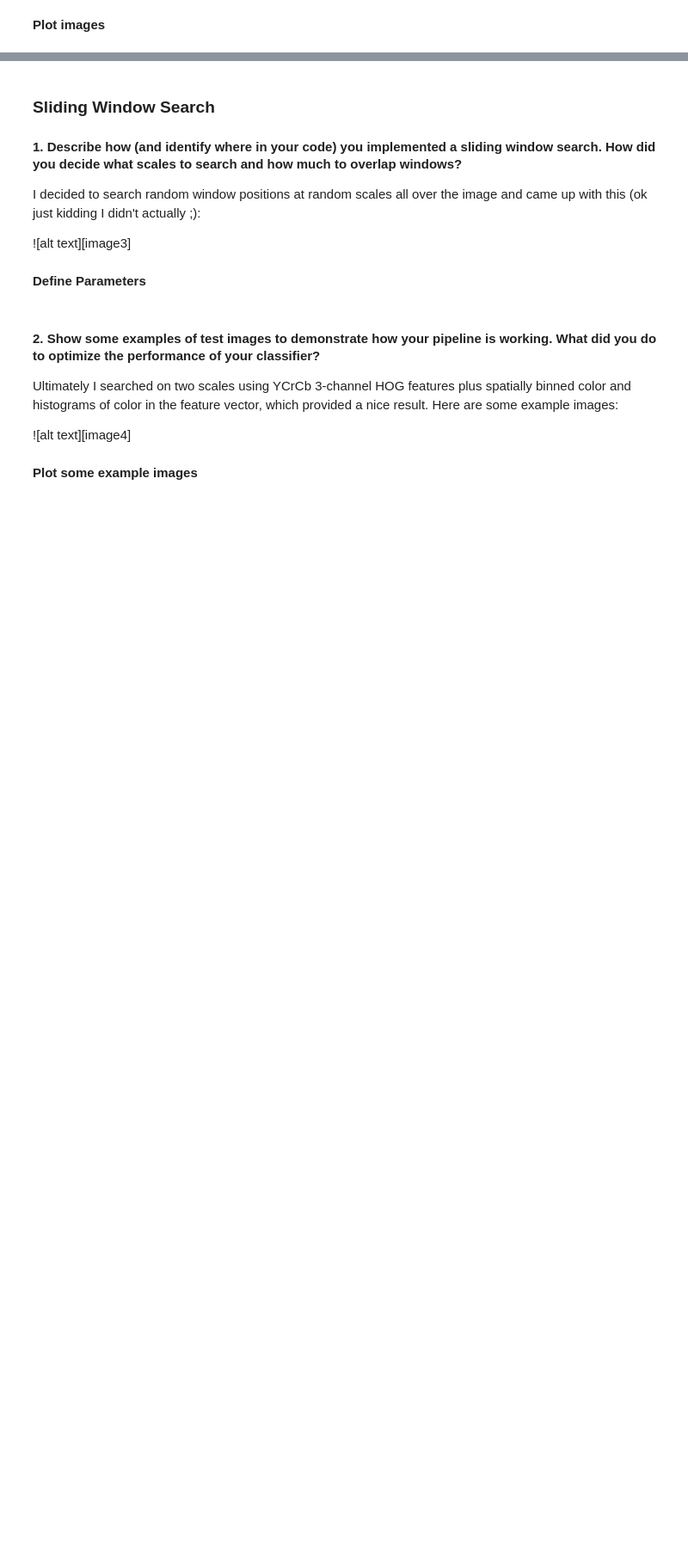
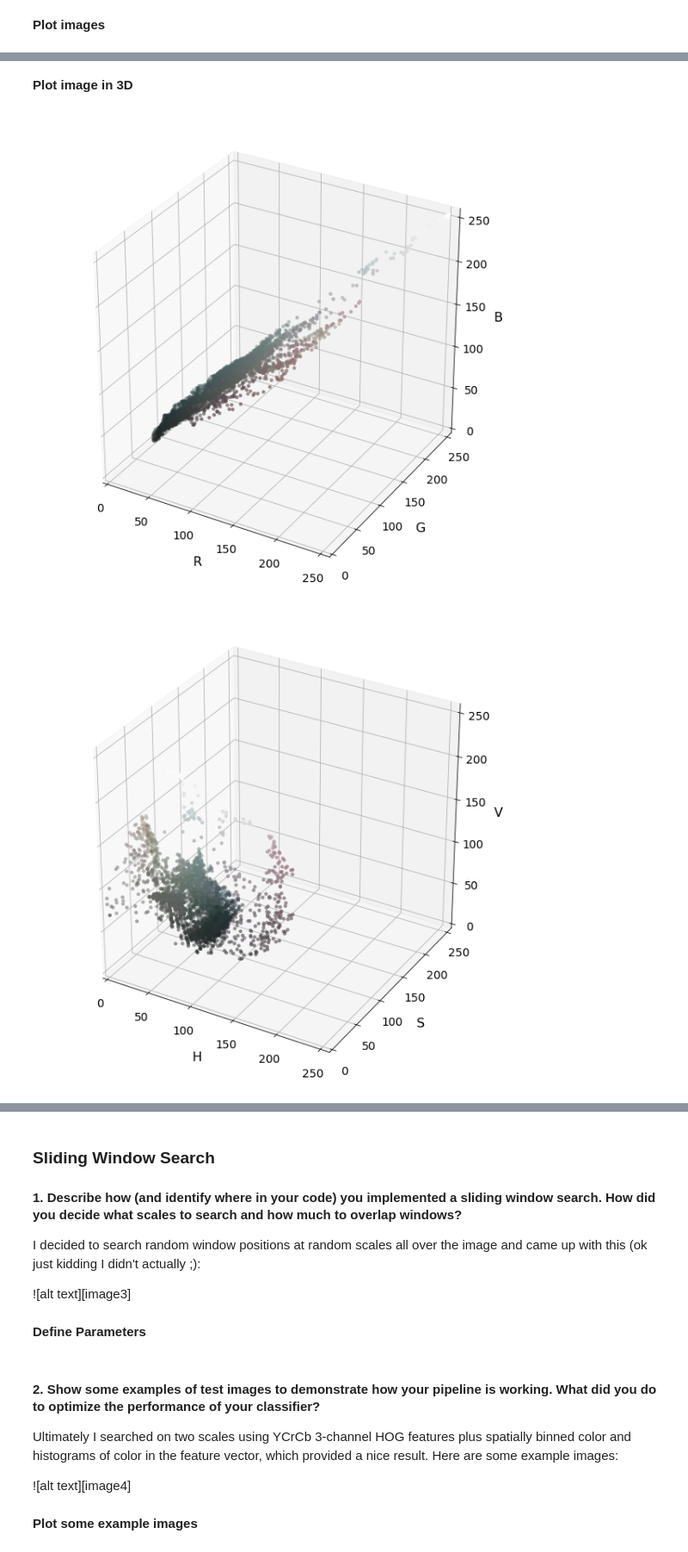
Before and after one commit to guoquheweilai/CarND-Term1-P5-Vehicle-Detection-and-Tracking, a Jupyter notebook: Vehicle_Detection.ipynb, the cells around one changed output, grey strips where cells are left out. Shown: that part at 86% size. Saved outputs shown, nothing was run; the diff lists cells and outputs as text; code cells hidden in the pictures; blank space fills up the shorter version.

```diff
--- a/Vehicle_Detection.ipynb
+++ b/Vehicle_Detection.ipynb
@@ -189,0 +364,39 @@ __Plot images__
+# %% [markdown]
+__Plot image in 3D__
+# %%
+# Read a color image
+img = cv2.imread(vehicles_test[idx_random])
+#img = cv2.imread("000275.png")
+#img = mpimg.imread(vehicles[idx_random])
+
+# Select a small fraction of pixels to plot by subsampling it
+scale = max(img.shape[0], img.shape[1], 64) / 64  # at most 64 rows and columns
+img_small = cv2.resize(img, (np.int(img.shape[1] / scale), np.int(img.shape[0] / scale)), interpolation=cv2.INTER_NEAREST)
+
+# Convert subsampled image to desired color space(s)
+# RGB
+img_small_RGB = cv2.cvtColor(img_small, cv2.COLOR_BGR2RGB)  # OpenCV uses BGR, matplotlib likes RGB
+img_small_rgb = img_small_RGB / 255.  # scaled to [0, 1], only for plotting
+# HSV
+img_small_HSV = cv2.cvtColor(img_small, cv2.COLOR_BGR2HSV)
+# HLS
+img_small_HLS = cv2.cvtColor(img_small, cv2.COLOR_BGR2HLS)
+# YCrCb
+img_small_YCrCb = cv2.cvtColor(img_small, cv2.COLOR_BGR2YCrCb)
+
+
+# Plot and show
+plot3d(img_small_RGB, img_small_rgb)
+plt.show()
+
+plot3d(img_small_HSV, img_small_rgb, axis_labels=list("HSV"))
+plt.show()
+
+plot3d(img_small_HLS, img_small_rgb, axis_labels=list("HLS"))
+plt.show()
+
+plot3d(img_small_YCrCb, img_small_rgb, axis_labels=list("YCrCb"))
+plt.show()
+# %% [output]
+[figure, added]
+[figure, added]
```
Also changed, not shown: parts of 47 cells of this notebook, 1 other file.
